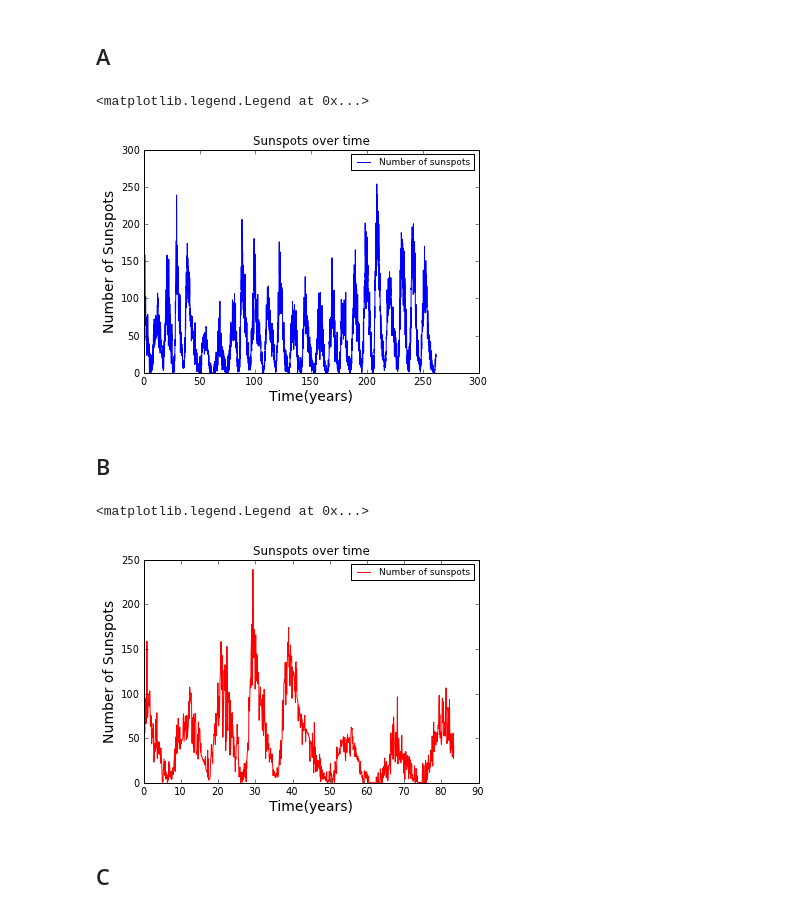
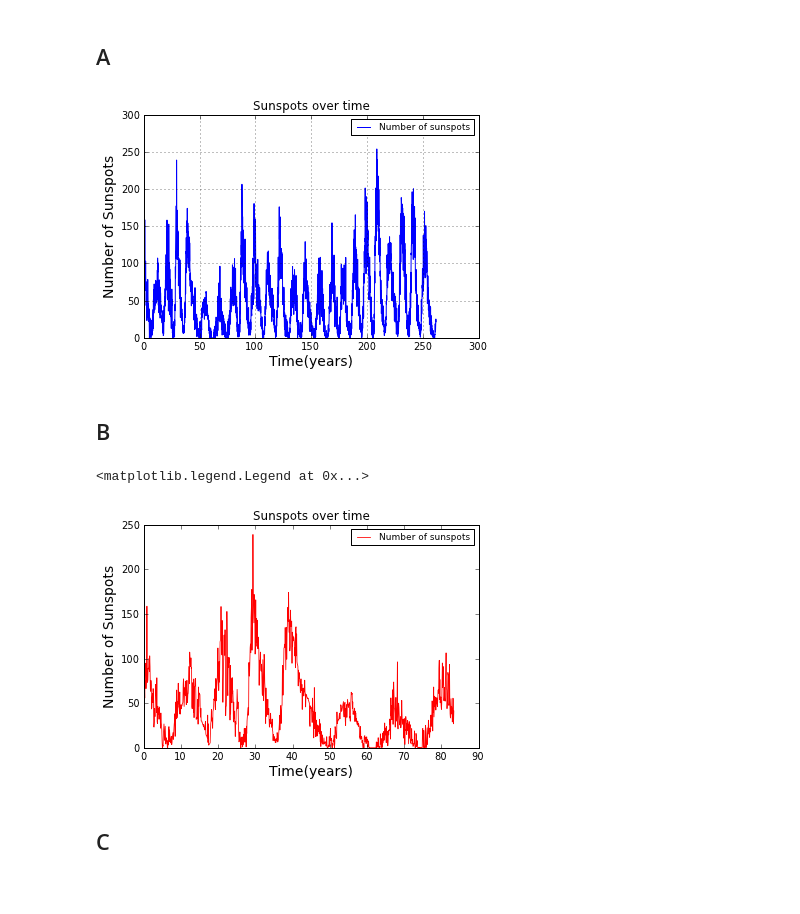
Before and after one commit to ewjohnst/PHYS202-S13, a Jupyter notebook: Week3/GraphicsEx2.ipynb, the cells around one changed output. Saved outputs shown, nothing was run; the diff lists cells and outputs as text; code cells hidden in the pictures.

Commit message:
Cleaning up GraphicsEx2

```diff
--- a/Week3/GraphicsEx2.ipynb
+++ b/Week3/GraphicsEx2.ipynb
@@ -85,26 +85,27 @@ A
 # %%
 plot(x/12, y, linewidth = 1.0, label = "Number of sunspots")
 xlabel("Time(years)", fontsize= 14)
 ylabel("Number of Sunspots", fontsize = 14)
 title("Sunspots over time")
 legend(loc = "best", prop={"size": 9.0})
+grid()
+show()
 # %% [output]
-<matplotlib.legend.Legend at 0x...>
-[figure, old version]
+[figure, new version]
 # %% [markdown]
 B
 -
 # %%
 X = x[:1001]
 Y = y[:1001]
-plot(X/12, Y, linewidth = 1.0, label = "Number of sunspots", color = "red")
+plot(X/12, Y, linewidth = 0.8, label = "Number of sunspots", color = "red")
 xlabel("Time(years)", fontsize= 14)
 ylabel("Number of Sunspots", fontsize = 14)
 title("Sunspots over time")
 legend(loc = "best", prop={"size": 9.0})
 # %% [output]
 <matplotlib.legend.Legend at 0x...>
-[figure, old version]
+[figure, new version]
 # %% [markdown]
 C
 -
```
Also changed, not shown: parts of 3 cells of this notebook, 1 other file.
